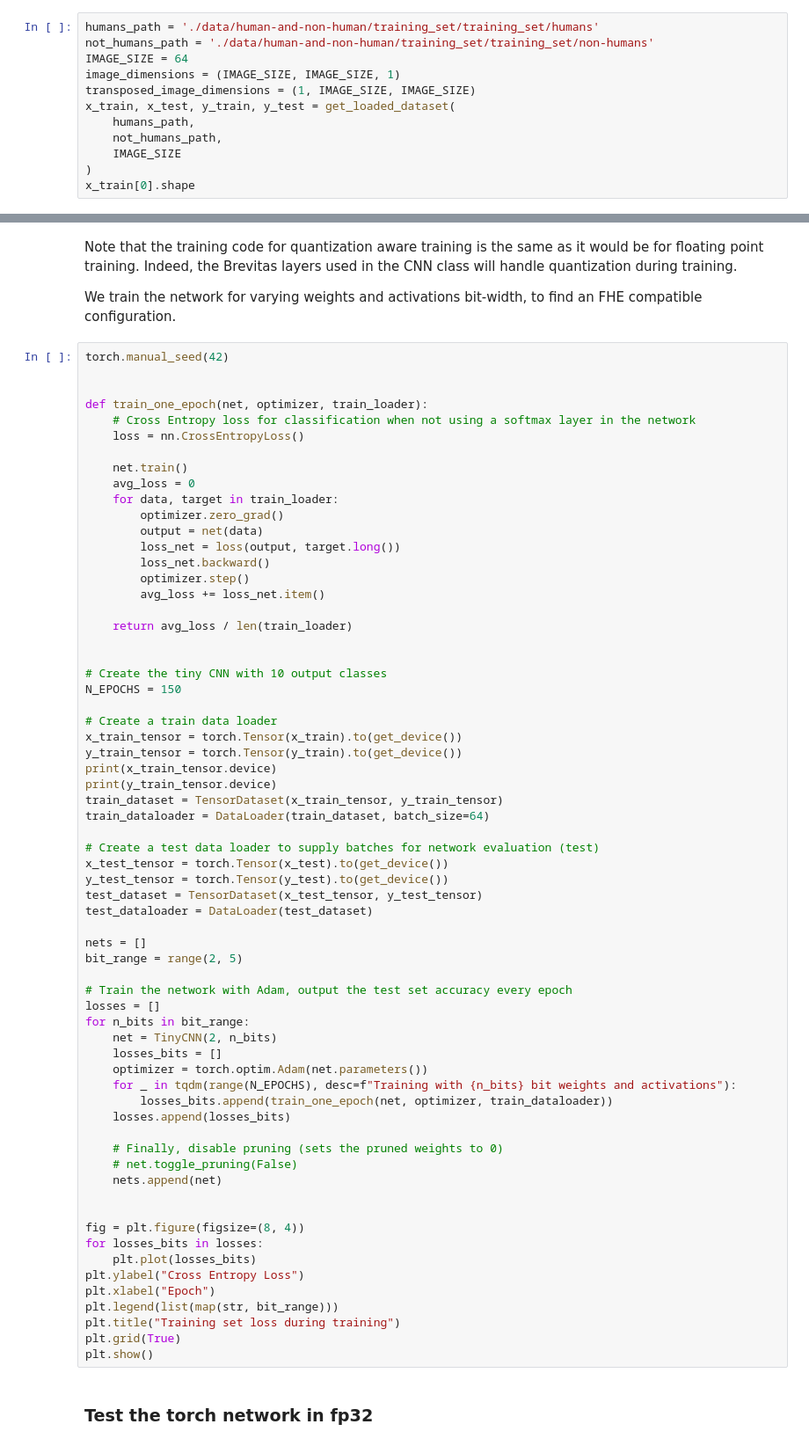
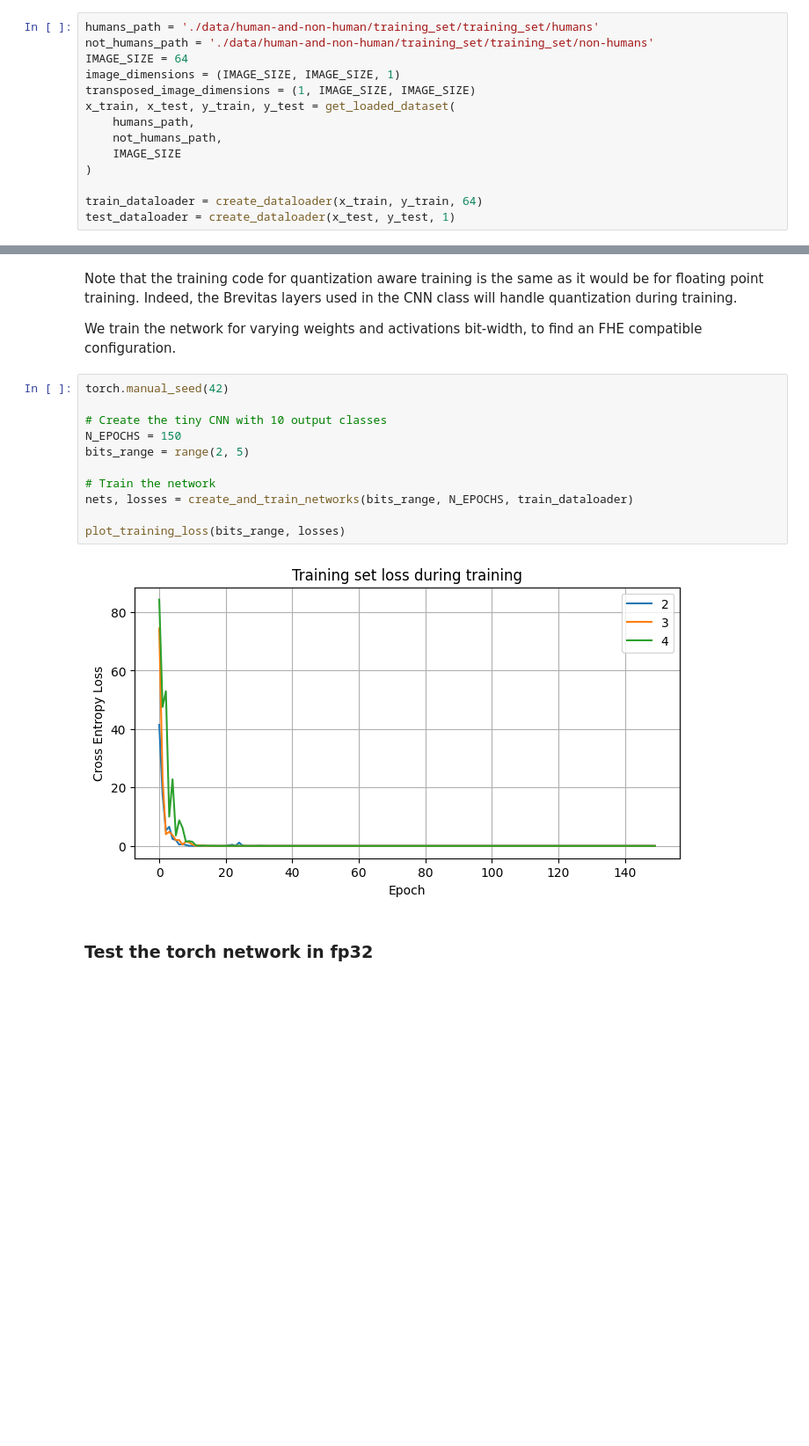
Before and after one commit to Memento-Research/human-in-picture-concrete-ml, a Jupyter notebook: ConvolutionalNeuralNetwork.ipynb, the cells around one changed output, grey strips where cells are left out. Shown at 88% size. Cells and saved outputs as stored; diff of their text form; blank space fills up the shorter version.

```diff
--- a/ConvolutionalNeuralNetwork.ipynb
+++ b/ConvolutionalNeuralNetwork.ipynb
@@ -53,4 +55,6 @@ x_train, x_test, y_train, y_test = get_loaded_dataset(
     not_humans_path,
     IMAGE_SIZE
 )
-x_train[0].shape
+
+train_dataloader = create_dataloader(x_train, y_train, 64)
+test_dataloader = create_dataloader(x_test, y_test, 1)
@@ -180,68 +203,16 @@ configuration.
 # %%
 torch.manual_seed(42)
 
-
-def train_one_epoch(net, optimizer, train_loader):
-    # Cross Entropy loss for classification when not using a softmax layer in the network
-    loss = nn.CrossEntropyLoss()
-
-    net.train()
-    avg_loss = 0
-    for data, target in train_loader:
-        optimizer.zero_grad()
-        output = net(data)
-        loss_net = loss(output, target.long())
-        loss_net.backward()
-        optimizer.step()
-        avg_loss += loss_net.item()
-
-    return avg_loss / len(train_loader)
-
-
 # Create the tiny CNN with 10 output classes
 N_EPOCHS = 150
+bits_range = range(2, 5)
 
-# Create a train data loader
-x_train_tensor = torch.Tensor(x_train).to(get_device())
-y_train_tensor = torch.Tensor(y_train).to(get_device())
-print(x_train_tensor.device)
-print(y_train_tensor.device)
-train_dataset = TensorDataset(x_train_tensor, y_train_tensor)
-train_dataloader = DataLoader(train_dataset, batch_size=64)
+# Train the network
+nets, losses = create_and_train_networks(bits_range, N_EPOCHS, train_dataloader)
 
-# Create a test data loader to supply batches for network evaluation (test)
-x_test_tensor = torch.Tensor(x_test).to(get_device())
-y_test_tensor = torch.Tensor(y_test).to(get_device())
-test_dataset = TensorDataset(x_test_tensor, y_test_tensor)
-test_dataloader = DataLoader(test_dataset)
-
-nets = []
-bit_range = range(2, 5)
-
-# Train the network with Adam, output the test set accuracy every epoch
-losses = []
-for n_bits in bit_range:
-    net = TinyCNN(2, n_bits)
-    losses_bits = []
-    optimizer = torch.optim.Adam(net.parameters())
-    for _ in tqdm(range(N_EPOCHS), desc=f"Training with {n_bits} bit weights and activations"):
-        losses_bits.append(train_one_epoch(net, optimizer, train_dataloader))
-    losses.append(losses_bits)
-
-    # Finally, disable pruning (sets the pruned weights to 0)
-    # net.toggle_pruning(False)
-    nets.append(net)
-
-
-fig = plt.figure(figsize=(8, 4))
-for losses_bits in losses:
-    plt.plot(losses_bits)
-plt.ylabel("Cross Entropy Loss")
-plt.xlabel("Epoch")
-plt.legend(list(map(str, bit_range)))
-plt.title("Training set loss during training")
-plt.grid(True)
-plt.show()
+plot_training_loss(bits_range, losses)
+# %% [output]
+[figure, added]
 # %% [markdown]
 ### Test the torch network in fp32
 # %%
```
Also changed, not shown: parts of 12 cells of this notebook, 4 other files.
